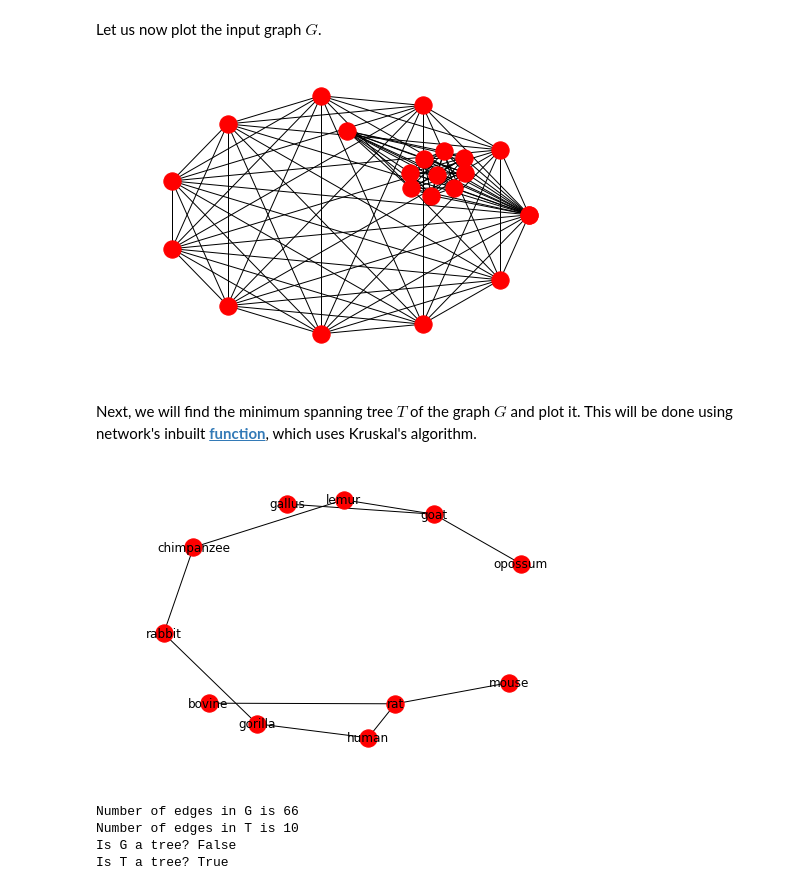
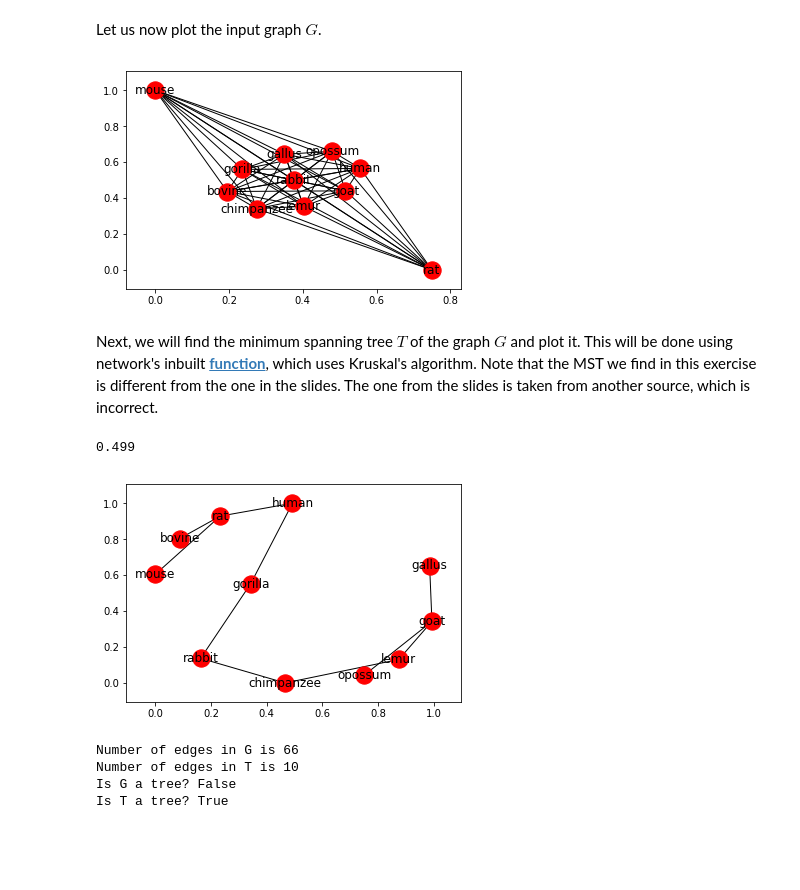
Before and after one commit to Richard-Hendricks/UIUC-Fall-2017, a Jupyter notebook: IE_532/Exercises/1MST_ex.ipynb, the cells around one changed output. Saved outputs shown, nothing was run; the diff lists cells and outputs as text; code cells hidden in the pictures; blank space fills up the shorter version.

```diff
--- a/IE_532/Exercises/1MST_ex.ipynb
+++ b/IE_532/Exercises/1MST_ex.ipynb
@@ -24,20 +21,20 @@ Let us now plot the input graph $G$.
 # %%
 import matplotlib.pyplot as plt
 
-nx.draw(G)
-nx.draw_circular(G)
+nx.draw_networkx(G,with_labels=True)
 plt.show()
 # %% [output]
-[figure, old version]
+[figure, new version]
 # %% [markdown]
-Next, we will find the minimum spanning tree $T$ of the graph $G$ and plot it. This will be done using network's inbuilt __[function](https://networkx.github.io/documentation/networkx-1.10/reference/generated/networkx.algorithms.mst.minimum_spanning_tree.html#networkx.algorithms.mst.minimum_spanning_tree)__, which uses Kruskal's algorithm.
+Next, we will find the minimum spanning tree $T$ of the graph $G$ and plot it. This will be done using network's inbuilt __[function](https://networkx.github.io/documentation/networkx-1.10/reference/generated/networkx.algorithms.mst.minimum_spanning_tree.html#networkx.algorithms.mst.minimum_spanning_tree)__, which uses Kruskal's algorithm. Note that the MST we find in this exercise is different from the one in the slides. The one from the slides is taken from another source, which is incorrect.
 # %%
-T = nx.minimum_spanning_tree(G, 'd')
-
-nx.draw(T, with_labels=True)
+T = nx.minimum_spanning_tree(G,weight = 'd')
+print(sum([T[i][j]['d'] for (i,j) in T.edges()]))
+nx.draw_networkx(T,with_labels=True)
 plt.show()
 # %% [output]
+0.499
-[figure, old version]
+[figure, new version]
 # %%
 print("Number of edges in G is",len(G.edges()))
 print("Number of edges in T is",len(T.edges()))
```
Also changed, not shown: parts of 12 cells of this notebook.
